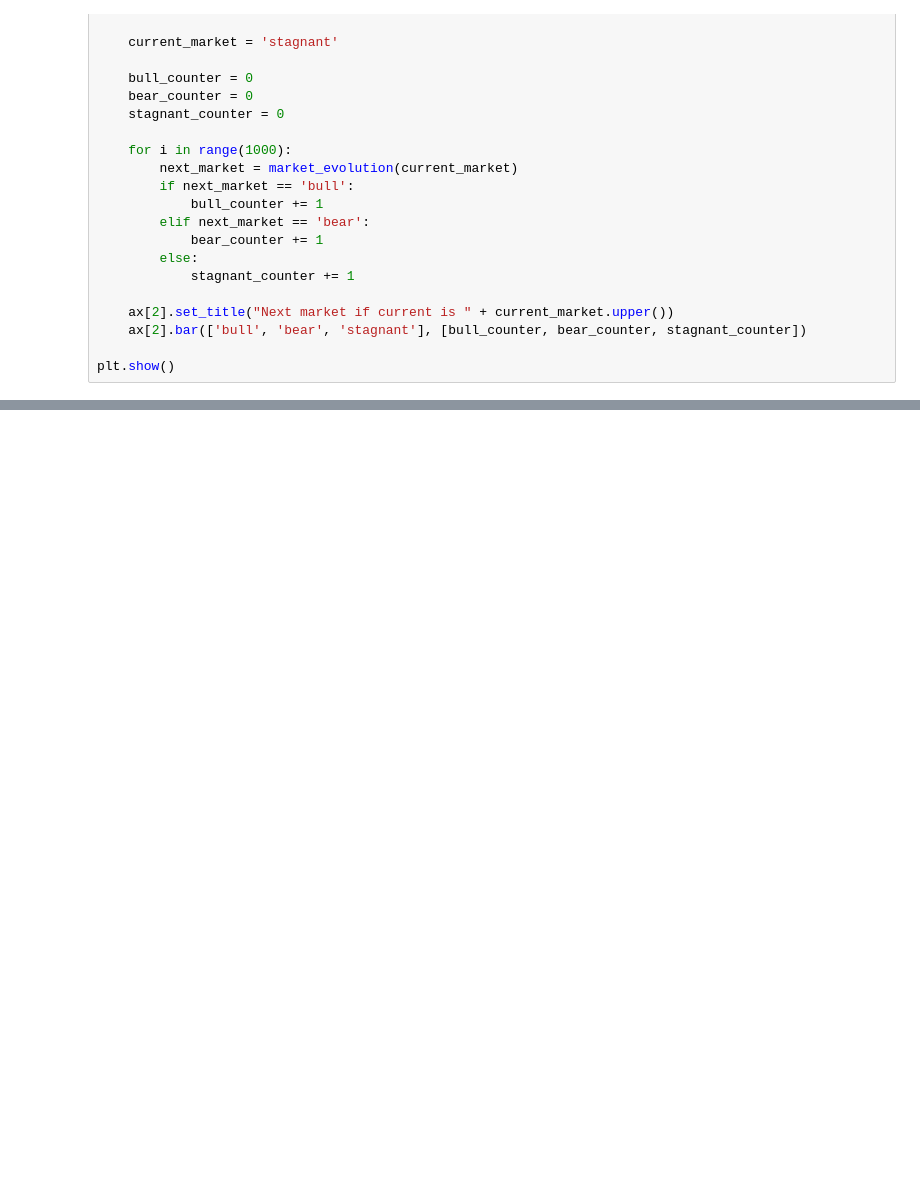
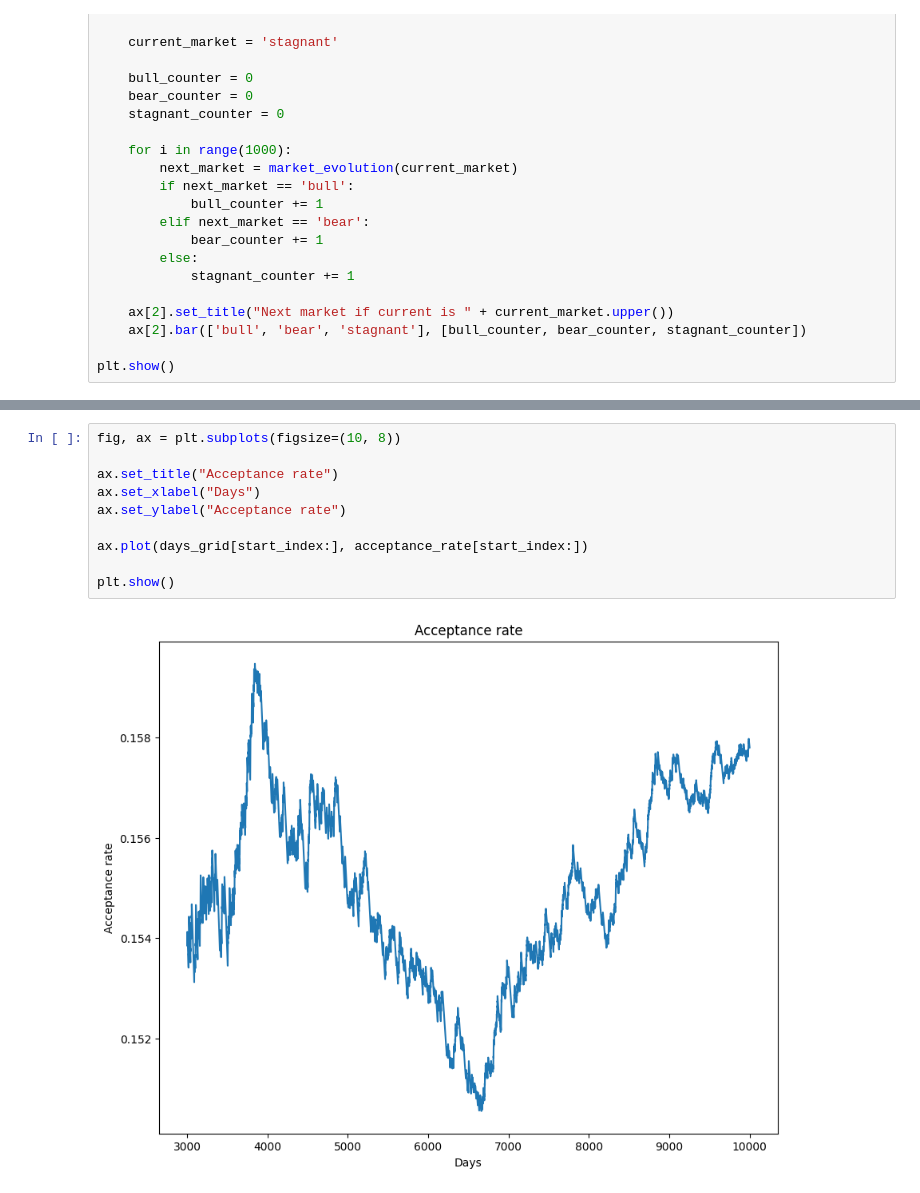
Before and after one commit to F3Solid/astrostatistics_bicocca_2024_exercises, a Jupyter notebook: L10/stock_market_analogy.ipynb, the cells around one changed output, grey strips where cells are left out. Saved outputs shown, nothing was run; the diff lists cells and outputs as text; blank space fills up the shorter version.

```diff
--- a/L10/stock_market_analogy.ipynb
+++ b/L10/stock_market_analogy.ipynb
@@ -253,0 +267,12 @@ Expected value of mu = 0.058880619458601575
+# %%
+fig, ax = plt.subplots(figsize=(10, 8))
+
+ax.set_title("Acceptance rate")
+ax.set_xlabel("Days")
+ax.set_ylabel("Acceptance rate")
+
+ax.plot(days_grid[start_index:], acceptance_rate[start_index:])
+
+plt.show()
+# %% [output]
+[figure, added]
```
Also changed, not shown: parts of 3 cells of this notebook, 1 other file.
